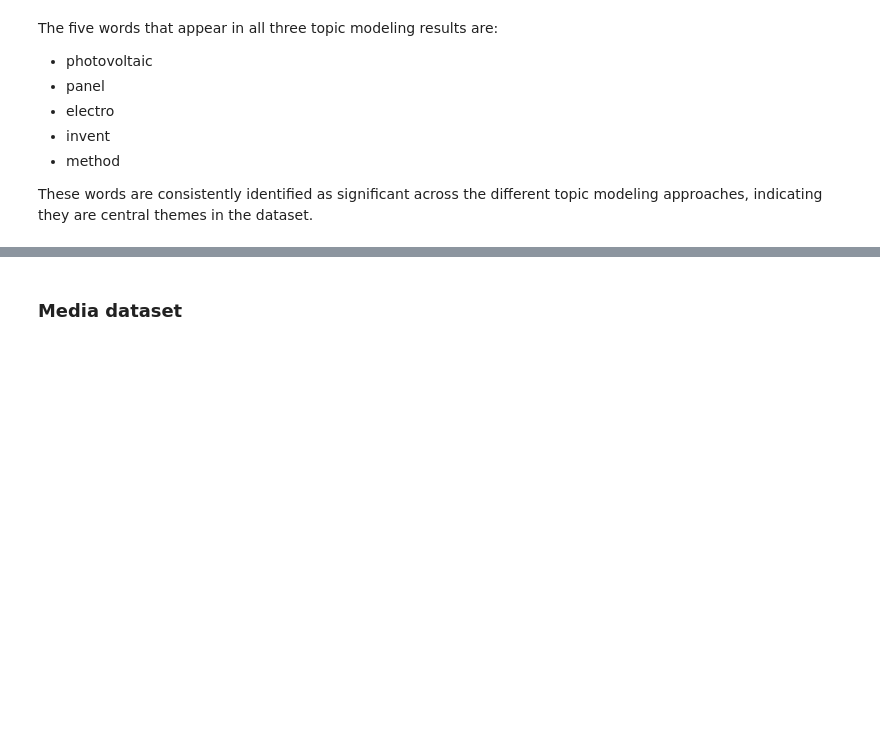
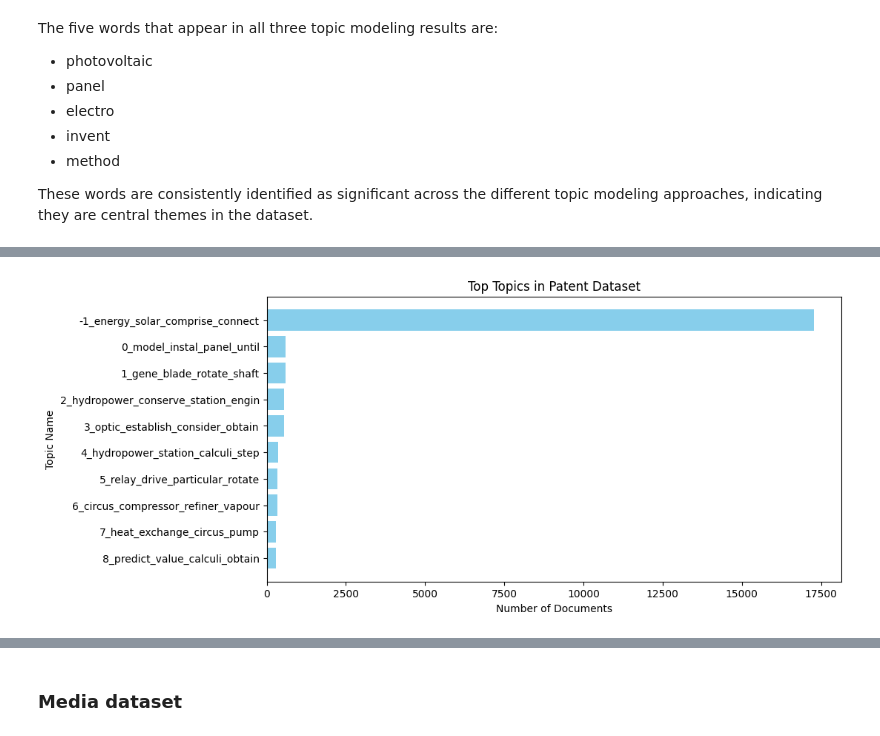
Before and after one commit to cmimholz/computational-language-technology-project, a Jupyter notebook: notebooks/stage1.ipynb, the cells around one changed output, grey strips where cells are left out. Saved outputs shown, nothing was run; the diff lists cells and outputs as text; code cells hidden in the pictures; blank space fills up the shorter version.

Commit message:
included BERTopic

```diff
--- a/notebooks/stage1.ipynb
+++ b/notebooks/stage1.ipynb
@@ -949,0 +904,11 @@ These words are consistently identified as significant across the different topi
+# %%
+docs_patent = patent_modeling["abstract"].dropna().tolist()  # Drop NaN values
+
+# BERTopic model
+topic_model_patent = BERTopic()
+
+# train the model on the patent data
+topics, probs = topic_model_patent.fit_transform(docs_patent)
+
+# show the most important topics
+topic_model_patent.get_topic_info()
@@ -949,0 +929,15 @@ These words are consistently identified as significant across the different topi
+# %%
+import matplotlib.pyplot as plt
+
+topic_freq = topic_model_patent.get_topic_info()
+top_n = 10  # Number of topics to show
+
+plt.figure(figsize=(10, 5))
+plt.barh(topic_freq["Name"][:top_n], topic_freq["Count"][:top_n], color="skyblue")
+plt.xlabel("Number of Documents")
+plt.ylabel("Topic Name")
+plt.title("Top Topics in Patent Dataset")
+plt.gca().invert_yaxis()  # Reverse order for better readability
+plt.show()
+# %% [output]
+[figure, added]
```
Also changed, not shown: parts of 15 cells of this notebook.
